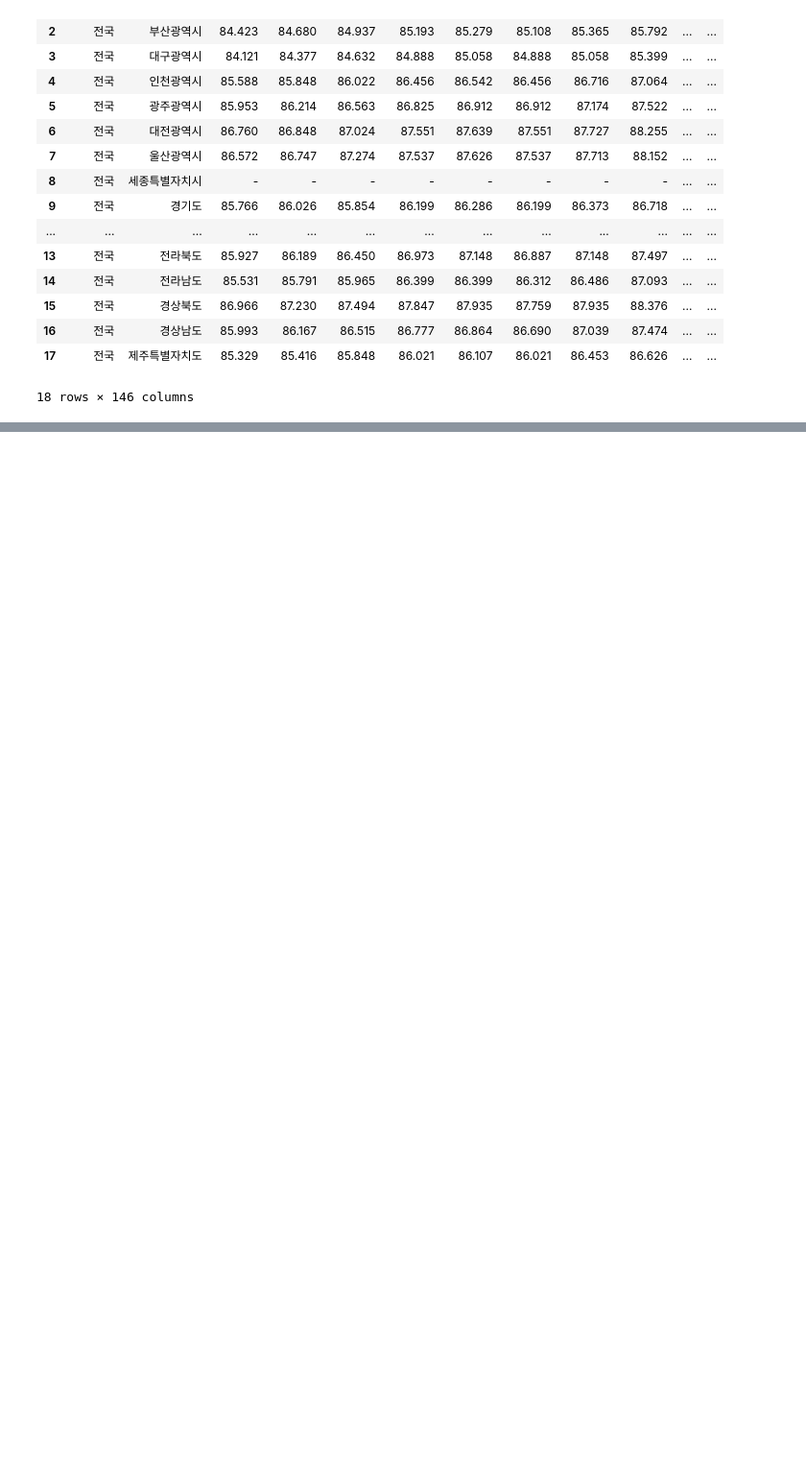
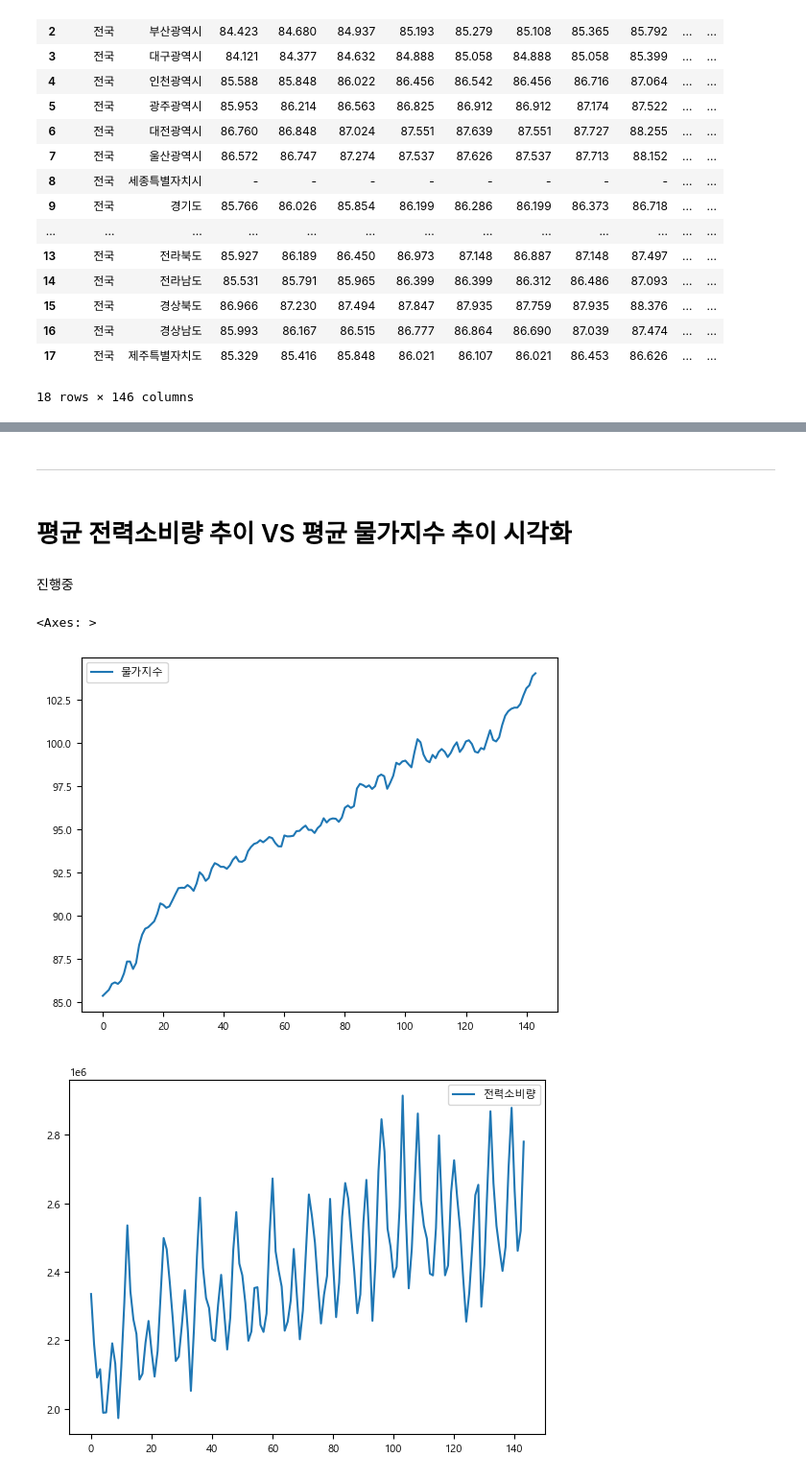
Before and after one commit to ThatHomr/project_2, a Jupyter notebook: project_2_file/Sunghwa/03_Data_Analysis/[경제]물가지수/[경제]물가지수_그래프.ipynb, the cells around one changed output, grey strips where cells are left out. Shown at 96% size. Drawn from its saved outputs; the diff is of its cells as text; code cells hidden in the pictures; blank space fills up the shorter version.

```diff
--- a/project_2_file/Sunghwa/03_Data_Analysis/[경제]물가지수/[경제]물가지수_그래프.ipynb
+++ b/project_2_file/Sunghwa/03_Data_Analysis/[경제]물가지수/[경제]물가지수_그래프.ipynb
@@ -432,0 +157,8 @@ memory usage: 2.4+ KB
+# %%
+df_reset = df_mean.reset_index()
+# %%
+# 데이터를 세로로 이어붙이기(melt 사용)
+df_melt = pd.melt(df_reset,
+                    id_vars=['index'],
+                    value_vars=[2010, 2011, 2012, 2013, 2014, 2015, 2016, 2017, 2018, 2019, 2020, 2021])
+df_melt
@@ -432,0 +179,7 @@ memory usage: 2.4+ KB
+# %%
+# 연도 column 삭제
+df_drop2 = df_melt.drop('연도', axis=1)
+df_type = df_drop2.astype({'value':'int64'})
+# %%
+df_type = df_type.rename(columns={'index':'기간', 'value':'전력소비량'})
+df_type
@@ -432,0 +221,15 @@ memory usage: 2.4+ KB
+# %% [markdown]
+<hr>
+# %% [markdown]
+<h1>평균 전력소비량 추이 VS 평균 물가지수 추이 시각화</h1>
+# %% [markdown]
+진행중
+# %%
+### matplotlib plot
+
+cpi_total8.plot()
+df_type.plot()
+# %% [output]
+<Axes: >
+[figure, added]
+[figure, added]
```
Also changed, not shown: parts of 45 cells of this notebook, 3 other files.
